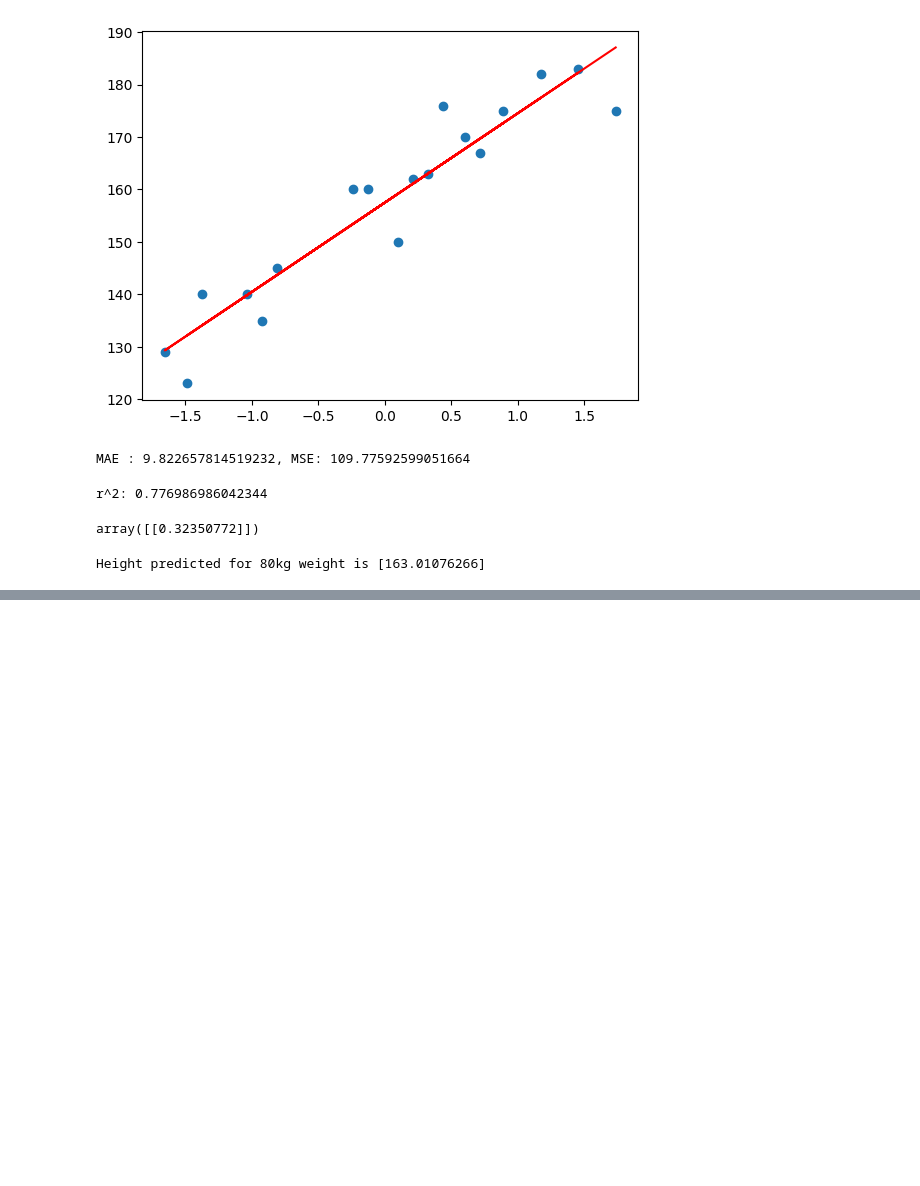
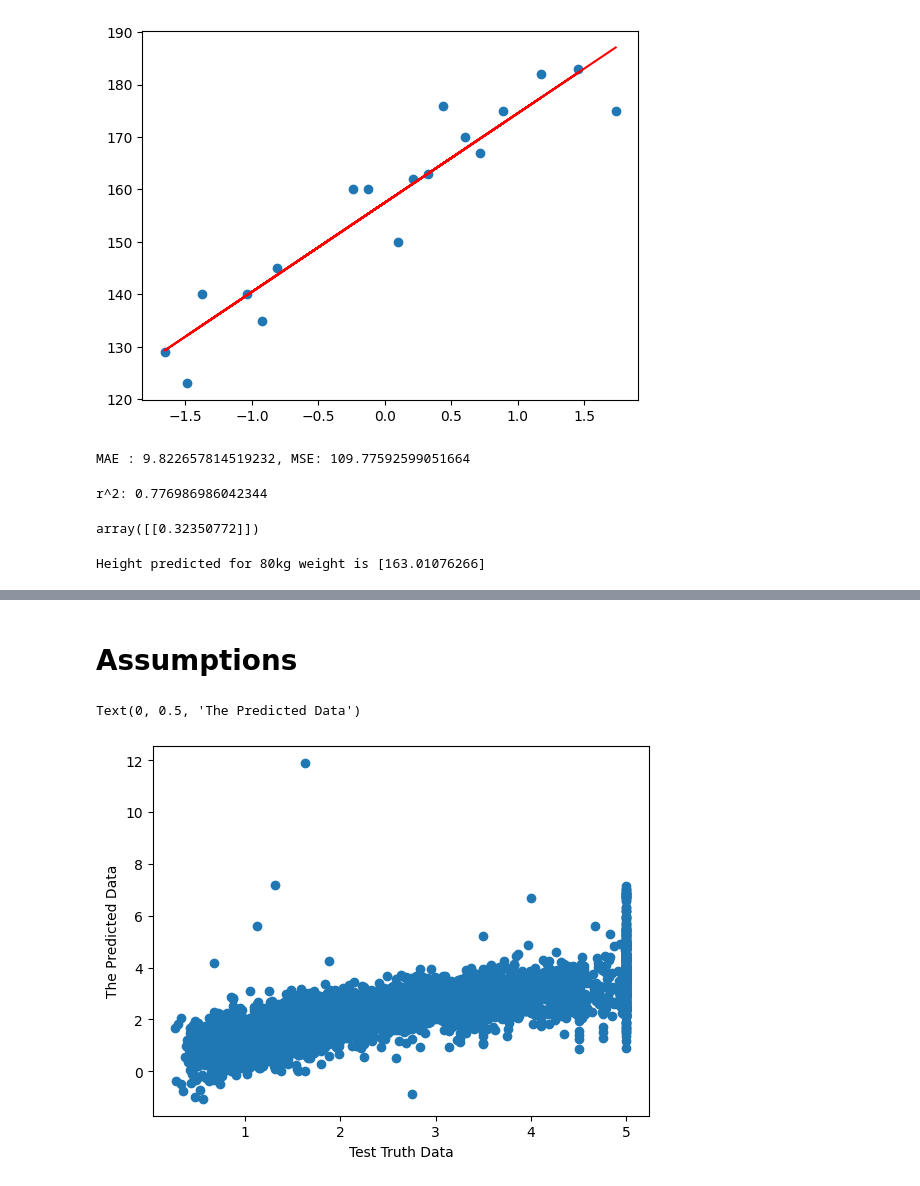
Before and after one commit to ak-pydev/python_practice, a Jupyter notebook: machine-learning/Regression/regression.ipynb, the cells around one changed output, grey strips where cells are left out. Drawn from its saved outputs; the diff is of its cells as text; code cells hidden in the pictures; blank space fills up the shorter version.

```diff
--- a/machine-learning/Regression/regression.ipynb
+++ b/machine-learning/Regression/regression.ipynb
@@ -83,0 +197,2 @@ Height predicted for 80kg weight is [163.01076266]
+# %%
+X_train,X_test,y_train,y_test = train_test_split(X,y,test_size=0.33,random_state=10)
@@ -83,0 +203,7 @@ Height predicted for 80kg weight is [163.01076266]
+# %%
+X_train = scaler.fit_transform(X_train)
+X_test = scaler.transform(X_test)
+# %%
+mlr_model = linearrg.fit(X_train,y_train)
+# %%
+y_pred = mlr_model.predict(X_test)
@@ -83,0 +224,9 @@ Height predicted for 80kg weight is [163.01076266]
+# %% [markdown]
+# Assumptions
+# %%
+plt.scatter(y_test,y_pred)
+plt.xlabel("Test Truth Data")
+plt.ylabel("The Predicted Data")
+# %% [output]
+Text(0, 0.5, 'The Predicted Data')
+[figure, added]
```
Also changed, not shown: parts of 23 cells of this notebook, 1 other file.
